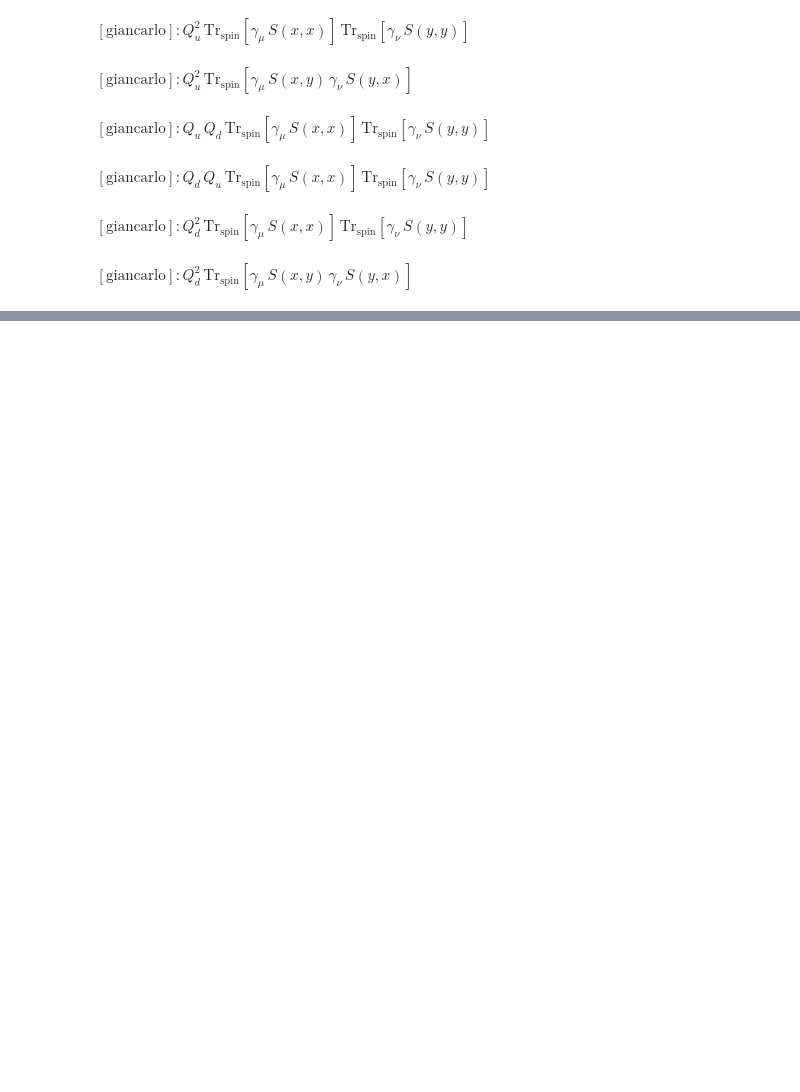
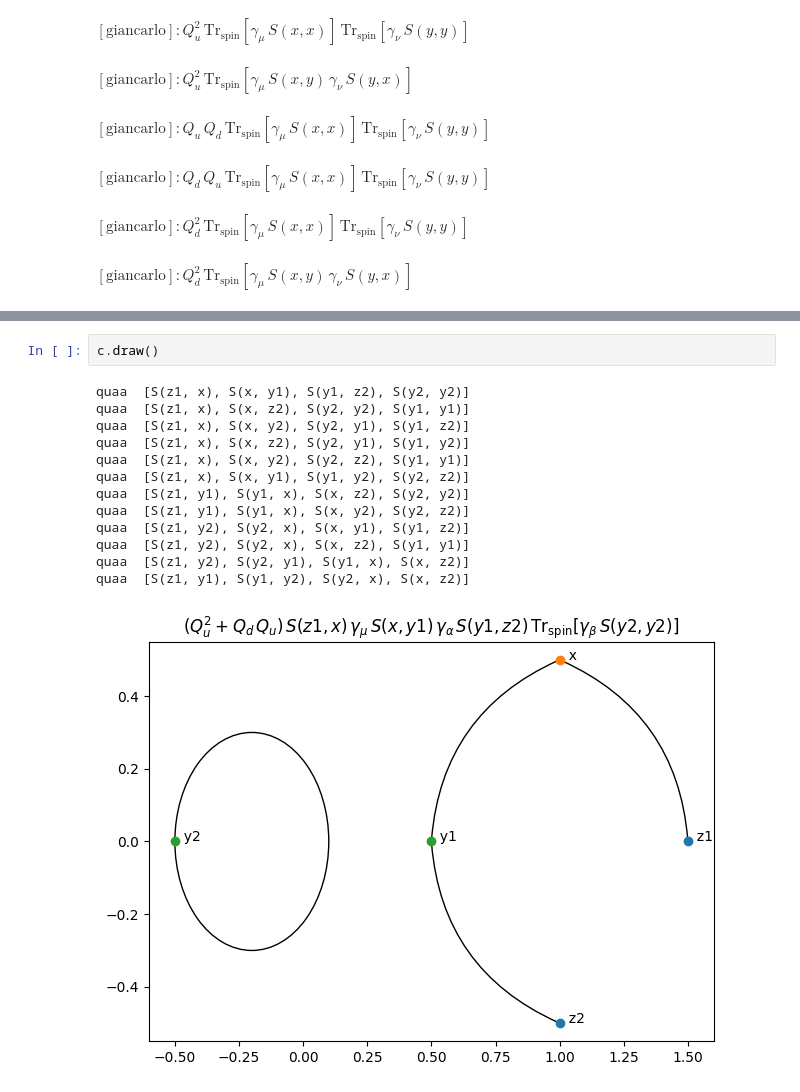
Before and after one commit to mbruno46/giancarlo, a Jupyter notebook: tutorials/basics.ipynb, the cells around one changed output, grey strips where cells are left out. Cells and saved outputs as stored; diff of their text form; blank space fills up the shorter version.

```diff
--- a/tutorials/basics.ipynb
+++ b/tutorials/basics.ipynb
@@ -139,0 +151,16 @@ c = expr.wick(trace_indices=['spin']).replace({'S_u': 'S', 'S_d': 'S'}).simplify
+# %%
+c.draw()
+# %% [output]
+quaa  [S(z1, x), S(x, y1), S(y1, z2), S(y2, y2)]
+quaa  [S(z1, x), S(x, z2), S(y2, y2), S(y1, y1)]
+quaa  [S(z1, x), S(x, y2), S(y2, y1), S(y1, z2)]
+quaa  [S(z1, x), S(x, z2), S(y2, y1), S(y1, y2)]
+quaa  [S(z1, x), S(x, y2), S(y2, z2), S(y1, y1)]
+quaa  [S(z1, x), S(x, y1), S(y1, y2), S(y2, z2)]
+quaa  [S(z1, y1), S(y1, x), S(x, z2), S(y2, y2)]
+quaa  [S(z1, y1), S(y1, x), S(x, y2), S(y2, z2)]
+quaa  [S(z1, y2), S(y2, x), S(x, y1), S(y1, z2)]
+quaa  [S(z1, y2), S(y2, x), S(x, z2), S(y1, y1)]
+quaa  [S(z1, y2), S(y2, y1), S(y1, x), S(x, z2)]
+quaa  [S(z1, y1), S(y1, y2), S(y2, x), S(x, z2)]
+[figure, added]
```
Also changed, not shown: parts of 7 cells of this notebook, 4 other files.
